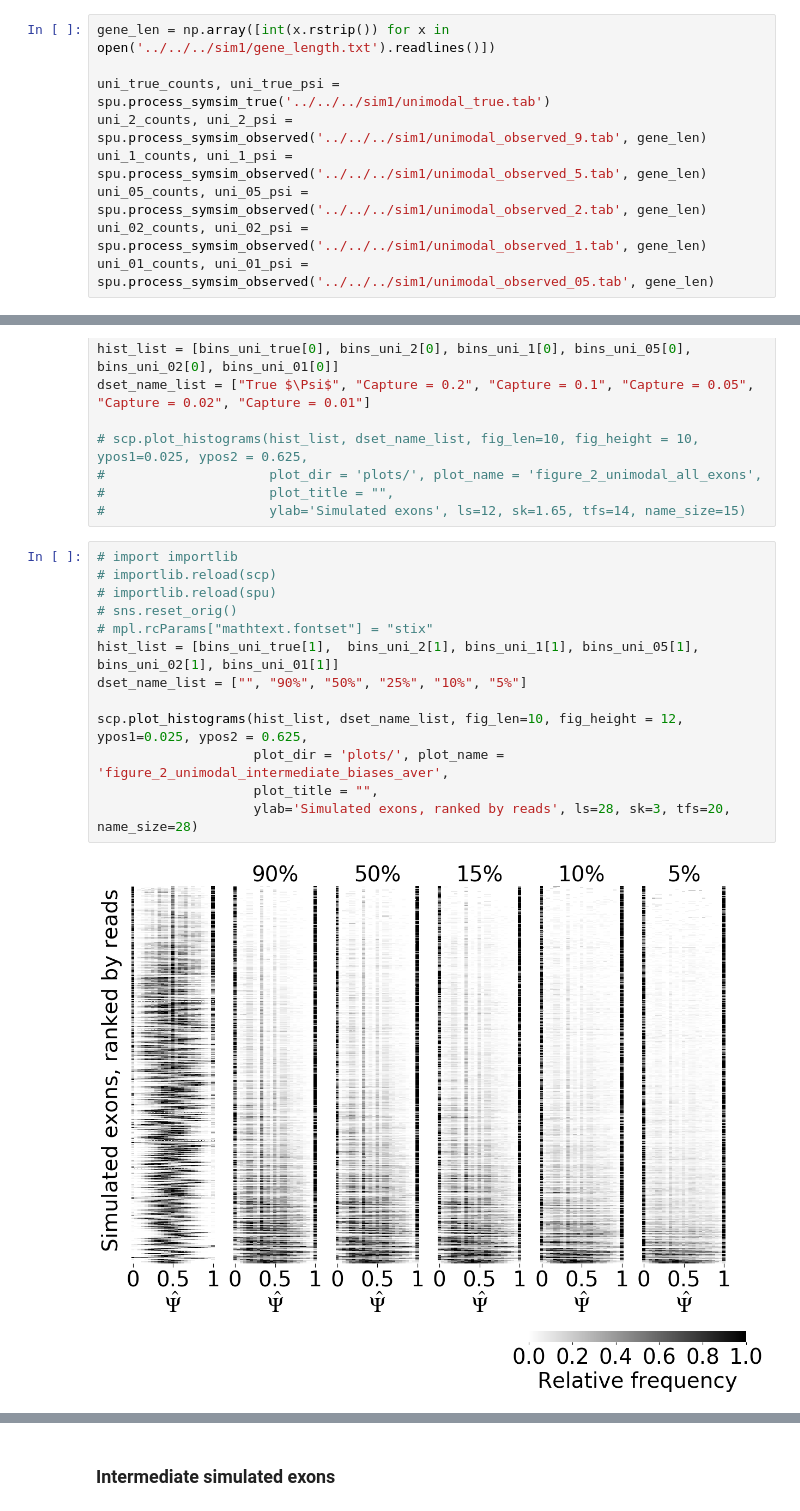
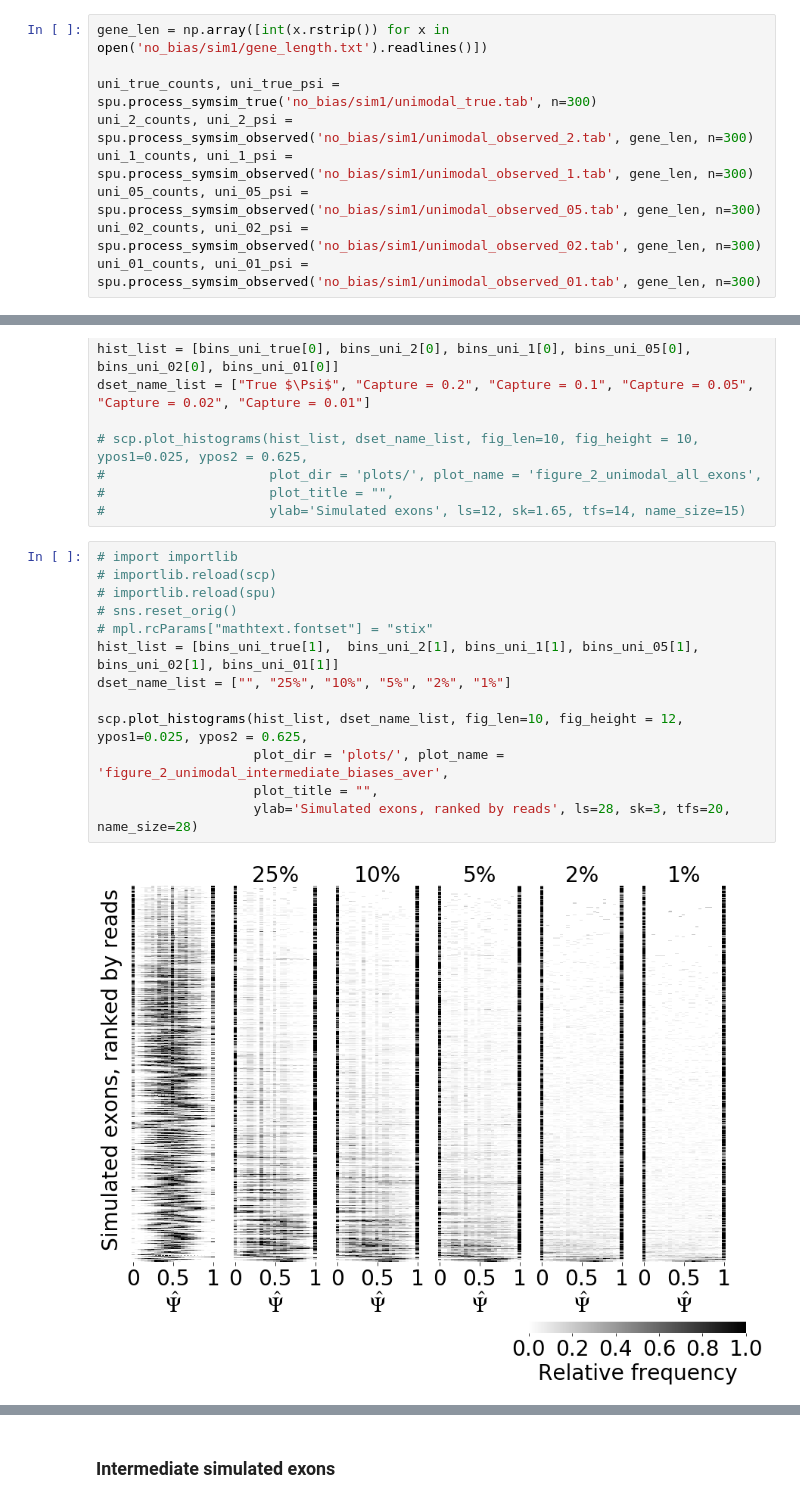
Before and after one commit to lareaulab/sc_binary_splicing, a Jupyter notebook: results/simulations/Simulations.ipynb, the cells around one changed output, grey strips where cells are left out. Saved outputs shown, nothing was run; the diff lists cells and outputs as text.

```diff
--- a/results/simulations/Simulations.ipynb
+++ b/results/simulations/Simulations.ipynb
@@ -34,11 +34,11 @@ mpl.rcParams['pdf.fonttype'] = 42
 
 To get the tables in sim1, run the Rscript sim_realistic_data.R
 # %%
-gene_len = np.array([int(x.rstrip()) for x in open('../../../sim1/gene_length.txt').readlines()])
+gene_len = np.array([int(x.rstrip()) for x in open('no_bias/sim1/gene_length.txt').readlines()])
 
-uni_true_counts, uni_true_psi = spu.process_symsim_true('../../../sim1/unimodal_true.tab')
-uni_2_counts, uni_2_psi = spu.process_symsim_observed('../../../sim1/unimodal_observed_9.tab', gene_len)
-uni_1_counts, uni_1_psi = spu.process_symsim_observed('../../../sim1/unimodal_observed_5.tab', gene_len)
-uni_05_counts, uni_05_psi = spu.process_symsim_observed('../../../sim1/unimodal_observed_2.tab', gene_len)
-uni_02_counts, uni_02_psi = spu.process_symsim_observed('../../../sim1/unimodal_observed_1.tab', gene_len)
-uni_01_counts, uni_01_psi = spu.process_symsim_observed('../../../sim1/unimodal_observed_05.tab', gene_len)
+uni_true_counts, uni_true_psi = spu.process_symsim_true('no_bias/sim1/unimodal_true.tab', n=300)
+uni_2_counts, uni_2_psi = spu.process_symsim_observed('no_bias/sim1/unimodal_observed_2.tab', gene_len, n=300)
+uni_1_counts, uni_1_psi = spu.process_symsim_observed('no_bias/sim1/unimodal_observed_1.tab', gene_len, n=300)
+uni_05_counts, uni_05_psi = spu.process_symsim_observed('no_bias/sim1/unimodal_observed_05.tab', gene_len, n=300)
+uni_02_counts, uni_02_psi = spu.process_symsim_observed('no_bias/sim1/unimodal_observed_02.tab', gene_len, n=300)
+uni_01_counts, uni_01_psi = spu.process_symsim_observed('no_bias/sim1/unimodal_observed_01.tab', gene_len, n=300)
@@ -68,15 +74,15 @@ dset_name_list = ["True $\Psi$", "Capture = 0.2", "Capture = 0.1", "Capture = 0.
 # %%
 # import importlib
 # importlib.reload(scp)
 # importlib.reload(spu)
 # sns.reset_orig()
 # mpl.rcParams["mathtext.fontset"] = "stix"
 hist_list = [bins_uni_true[1],  bins_uni_2[1], bins_uni_1[1], bins_uni_05[1], bins_uni_02[1], bins_uni_01[1]]
-dset_name_list = ["", "90%", "50%", "25%", "10%", "5%"]
+dset_name_list = ["", "25%", "10%", "5%", "2%", "1%"]
 
 scp.plot_histograms(hist_list, dset_name_list, fig_len=10, fig_height = 12, ypos1=0.025, ypos2 = 0.625,
                     plot_dir = 'plots/', plot_name = 'figure_2_unimodal_intermediate_biases_aver',
                     plot_title = "",
                     ylab='Simulated exons, ranked by reads', ls=28, sk=3, tfs=20, name_size=28)
 # %% [output]
-[figure, old version]
+[figure, new version]
```
Also changed, not shown: parts of 4 cells of this notebook, 28 other files.
